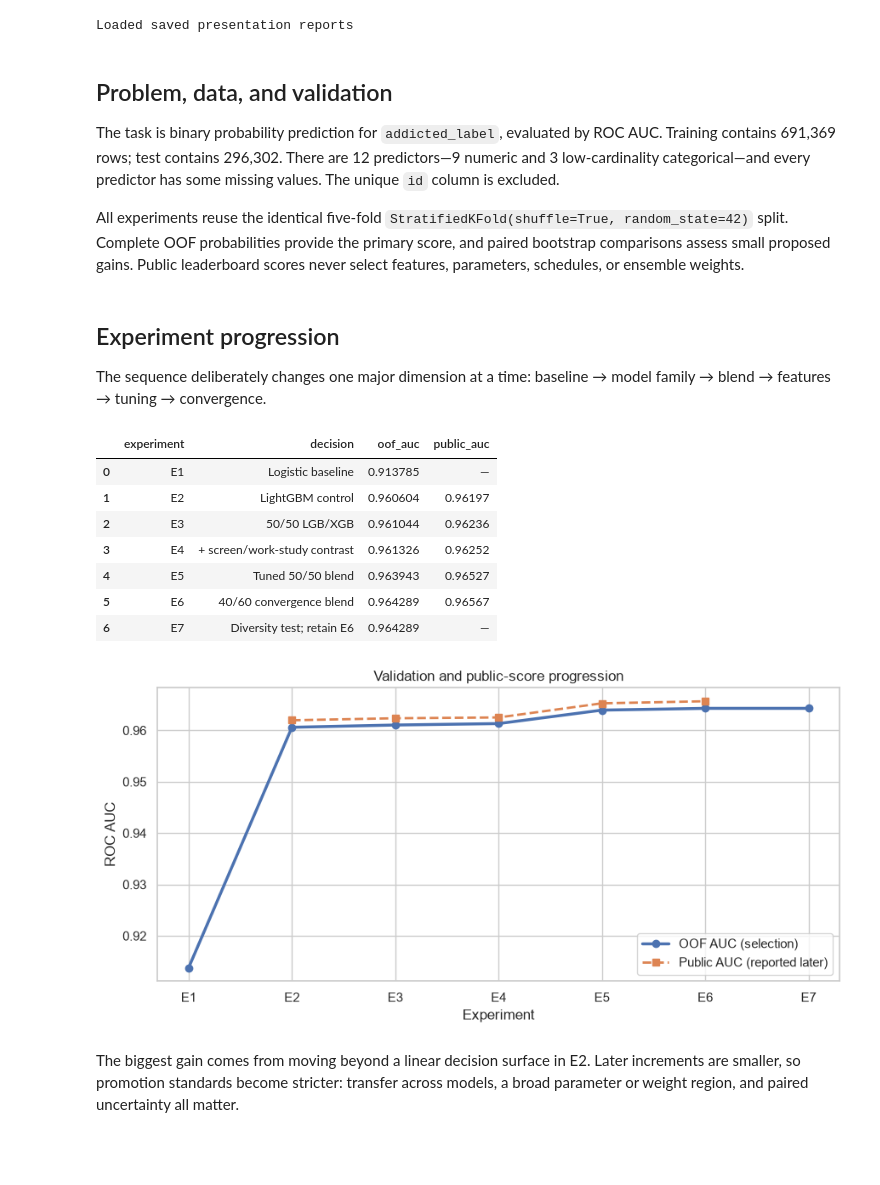
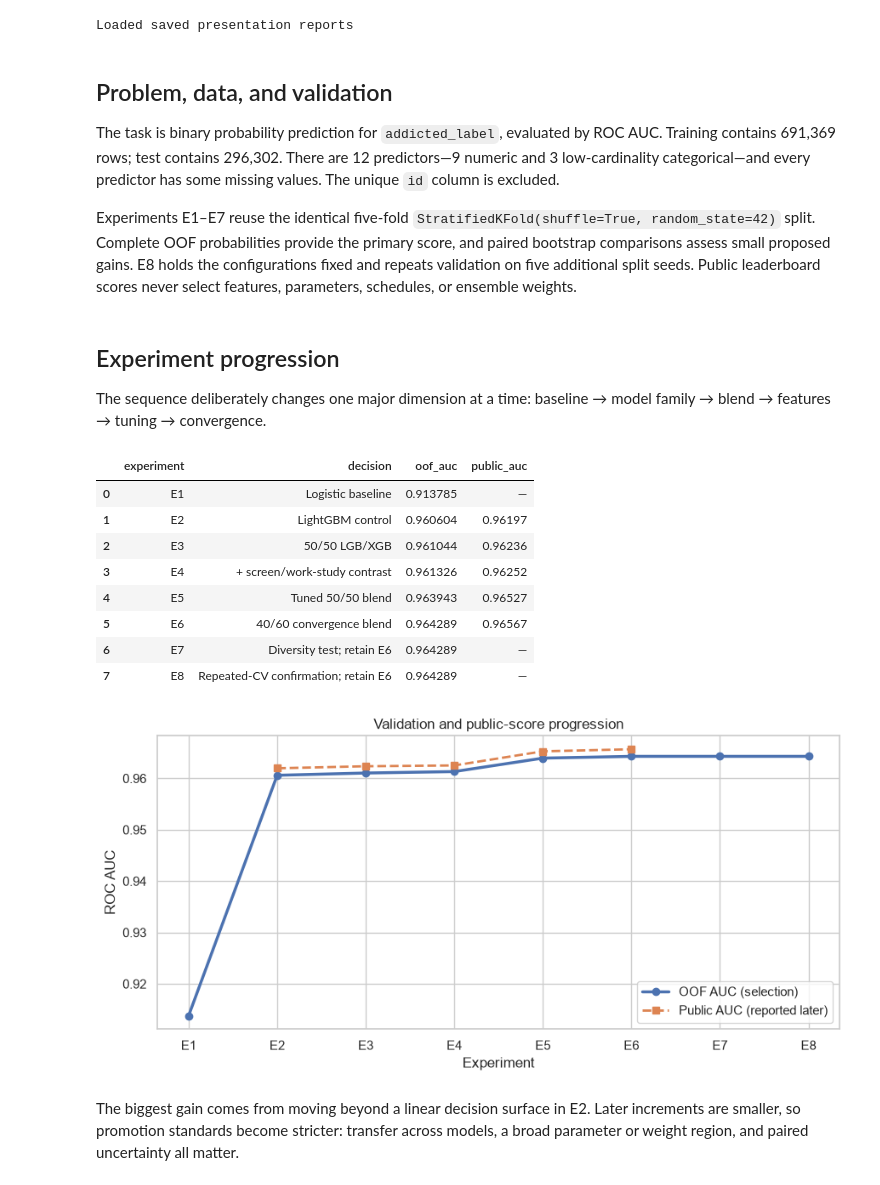
Before and after one commit to JeremyBetz/kaggle-smartphone-addiction, a Jupyter notebook: notebooks/00_project_summary.ipynb, the cells around one changed output. Drawn from its saved outputs; the diff is of its cells as text; code cells hidden in the pictures; blank space fills up the shorter version.

Commit message:
Confirm champion across repeated validation

```diff
--- a/notebooks/00_project_summary.ipynb
+++ b/notebooks/00_project_summary.ipynb
@@ -39,42 +40,43 @@ Loaded saved presentation reports
 
 The task is binary probability prediction for `addicted_label`, evaluated by ROC AUC. Training contains 691,369 rows; test contains 296,302. There are 12 predictors—9 numeric and 3 low-cardinality categorical—and every predictor has some missing values. The unique `id` column is excluded.
 
-All experiments reuse the identical five-fold `StratifiedKFold(shuffle=True, random_state=42)` split. Complete OOF probabilities provide the primary score, and paired bootstrap comparisons assess small proposed gains. Public leaderboard scores never select features, parameters, schedules, or ensemble weights.
+Experiments E1–E7 reuse the identical five-fold `StratifiedKFold(shuffle=True, random_state=42)` split. Complete OOF probabilities provide the primary score, and paired bootstrap comparisons assess small proposed gains. E8 holds the configurations fixed and repeats validation on five additional split seeds. Public leaderboard scores never select features, parameters, schedules, or ensemble weights.
 # %% [markdown]
 ## Experiment progression
 
 The sequence deliberately changes one major dimension at a time: baseline → model family → blend → features → tuning → convergence.
 # %%
 progression = pd.DataFrame({
-    "experiment": ["E1", "E2", "E3", "E4", "E5", "E6", "E7"],
+    "experiment": ["E1", "E2", "E3", "E4", "E5", "E6", "E7", "E8"],
     "decision": [
         "Logistic baseline", "LightGBM control", "50/50 LGB/XGB",
         "+ screen/work-study contrast", "Tuned 50/50 blend", "40/60 convergence blend",
-        "Diversity test; retain E6",
+        "Diversity test; retain E6", "Repeated-CV confirmation; retain E6",
     ],
-    "oof_auc": [0.9137848668, 0.9606037579, 0.9610442846, 0.9613259226, 0.9639433758, 0.9642892514, 0.9642892514],
-    "public_auc": [np.nan, 0.96197, 0.96236, 0.96252, 0.96527, 0.96567, np.nan],
+    "oof_auc": [0.9137848668, 0.9606037579, 0.9610442846, 0.9613259226, 0.9639433758, 0.9642892514, 0.9642892514, 0.9642892514],
+    "public_auc": [np.nan, 0.96197, 0.96236, 0.96252, 0.96527, 0.96567, np.nan, np.nan],
 })
 display(progression.style.format({"oof_auc": "{:.6f}", "public_auc": "{:.5f}"}, na_rep="—"))
 
 fig, ax = plt.subplots(figsize=(9, 4.5))
 ax.plot(progression["experiment"], progression["oof_auc"], marker="o", linewidth=2.5, label="OOF AUC (selection)")
 public = progression.dropna(subset=["public_auc"])
 ax.plot(public["experiment"], public["public_auc"], marker="s", linestyle="--", linewidth=2, label="Public AUC (reported later)")
 ax.set(title="Validation and public-score progression", xlabel="Experiment", ylabel="ROC AUC")
 ax.legend(frameon=True)
 plt.tight_layout()
 plt.show()
 # %% [output]
 |  | experiment | decision | oof_auc | public_auc |
 | 0 | E1 | Logistic baseline | 0.913785 | — |
 | 1 | E2 | LightGBM control | 0.960604 | 0.96197 |
 | 2 | E3 | 50/50 LGB/XGB | 0.961044 | 0.96236 |
 | 3 | E4 | + screen/work-study contrast | 0.961326 | 0.96252 |
 | 4 | E5 | Tuned 50/50 blend | 0.963943 | 0.96527 |
 | 5 | E6 | 40/60 convergence blend | 0.964289 | 0.96567 |
 | 6 | E7 | Diversity test; retain E6 | 0.964289 | — |
+| 7 | E8 | Repeated-CV confirmation; retain E6 | 0.964289 | — |
-[figure, old version]
+[figure, new version]
 # %% [markdown]
 The biggest gain comes from moving beyond a linear decision surface in E2. Later increments are smaller, so promotion standards become stricter: transfer across models, a broad parameter or weight region, and paired uncertainty all matter.
 # %% [markdown]
```
Also changed, not shown: parts of 4 cells of this notebook, 12 other files.
